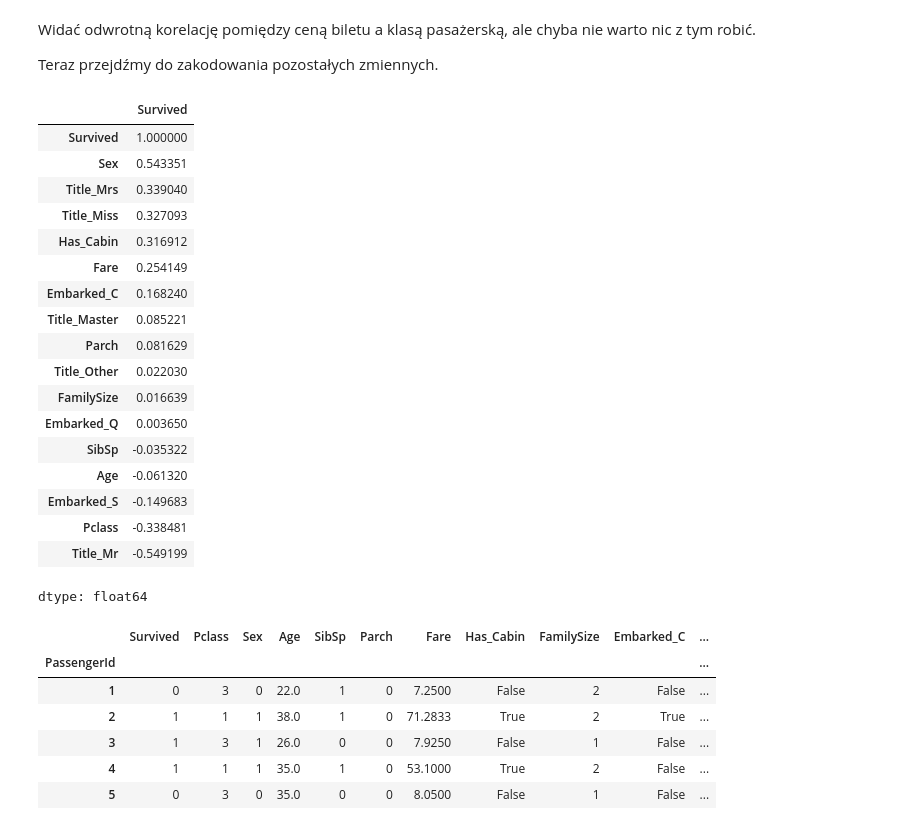
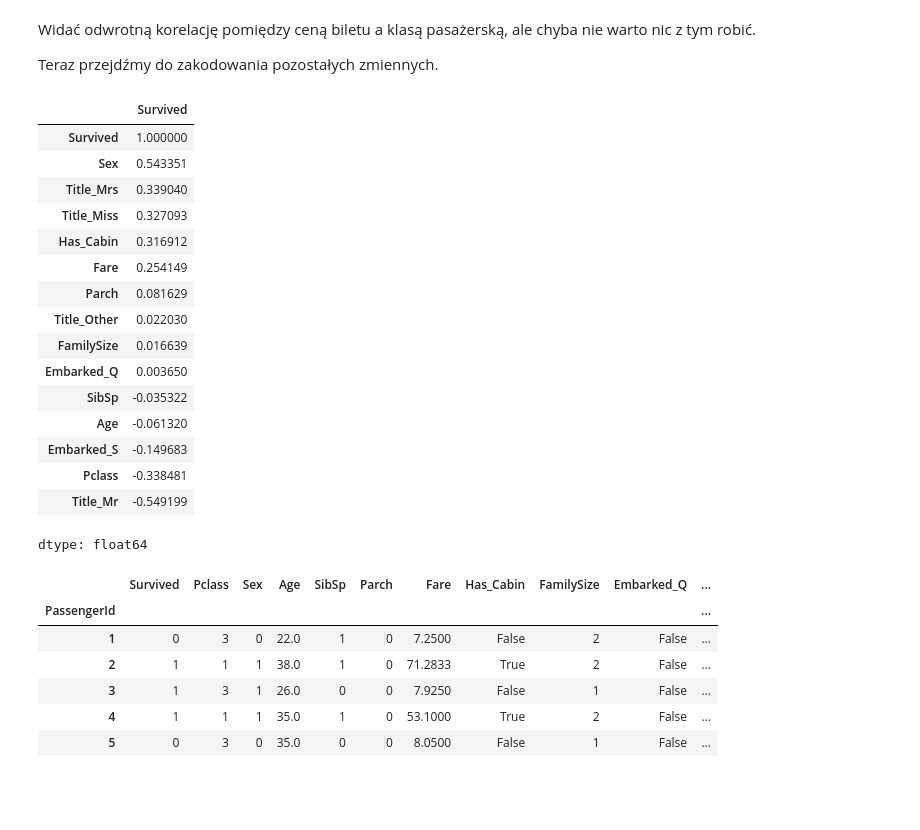
Before and after one commit to Solvro/ml-wakacyjne-wyzwanie-2026, a Jupyter notebook: 01_przetwarzanie_wizualizacja_danych/EDA_zadanie.ipynb, the cells around one changed output. Cells and saved outputs as stored; diff of their text form; code cells hidden in the pictures; blank space fills up the shorter version.

```diff
--- a/01_przetwarzanie_wizualizacja_danych/EDA_zadanie.ipynb
+++ b/01_przetwarzanie_wizualizacja_danych/EDA_zadanie.ipynb
@@ -465,19 +465,17 @@ Teraz przejdźmy do zakodowania pozostałych zmiennych.
 titanic_df['Sex'] = titanic_df['Sex'].map({'female': 1, 'male': 0}).astype(int)
 
 # one hot encoding bo to zmienne nominalne
-titanic_encoded = pd.get_dummies(titanic_df, columns=['Embarked', 'Title'])
+titanic_encoded = pd.get_dummies(titanic_df, columns=['Embarked', 'Title'], drop_first=True)
 # %%
-titanic_encoded.corr()['Survived'].sort_values(ascending=False)
+titanic_encoded.corr()['Survived'].sort_values(ascending=False).sort_values(ascending=False)
 # %% [output]
 |  | Survived |
 | Survived | 1.000000 |
 | Sex | 0.543351 |
 | Title_Mrs | 0.339040 |
 | Title_Miss | 0.327093 |
 | Has_Cabin | 0.316912 |
 | Fare | 0.254149 |
-| Embarked_C | 0.168240 |
-| Title_Master | 0.085221 |
 | Parch | 0.081629 |
 | Title_Other | 0.022030 |
 | FamilySize | 0.016639 |
@@ -491,10 +489,10 @@ dtype: float64
 # %%
 titanic_encoded.head()
 # %% [output]
-|  | Survived | Pclass | Sex | Age | SibSp | Parch | Fare | Has_Cabin | FamilySize | Embarked_C | ... |
+|  | Survived | Pclass | Sex | Age | SibSp | Parch | Fare | Has_Cabin | FamilySize | Embarked_Q | ... |
 | PassengerId |  |  |  |  |  |  |  |  |  |  | ... |
 | 1 | 0 | 3 | 0 | 22.0 | 1 | 0 | 7.2500 | False | 2 | False | ... |
-| 2 | 1 | 1 | 1 | 38.0 | 1 | 0 | 71.2833 | True | 2 | True | ... |
+| 2 | 1 | 1 | 1 | 38.0 | 1 | 0 | 71.2833 | True | 2 | False | ... |
 | 3 | 1 | 3 | 1 | 26.0 | 0 | 0 | 7.9250 | False | 1 | False | ... |
 | 4 | 1 | 1 | 1 | 35.0 | 1 | 0 | 53.1000 | True | 2 | False | ... |
 | 5 | 0 | 3 | 0 | 35.0 | 0 | 0 | 8.0500 | False | 1 | False | ... |
```
